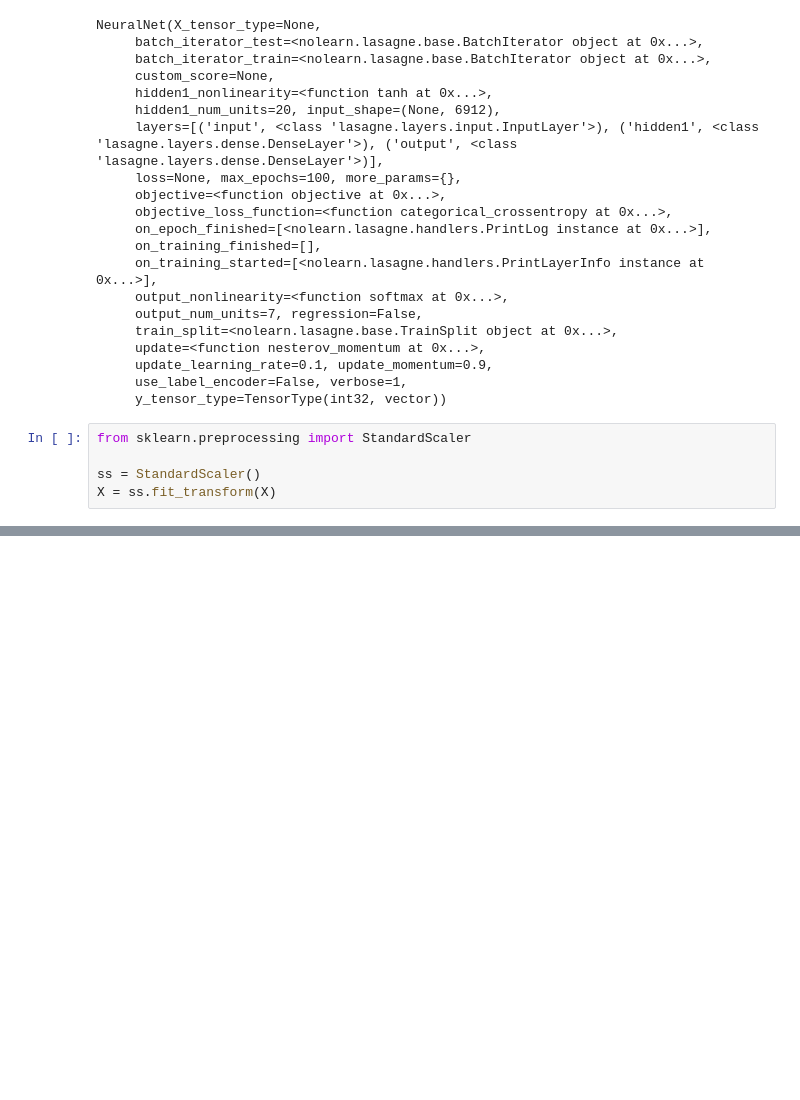
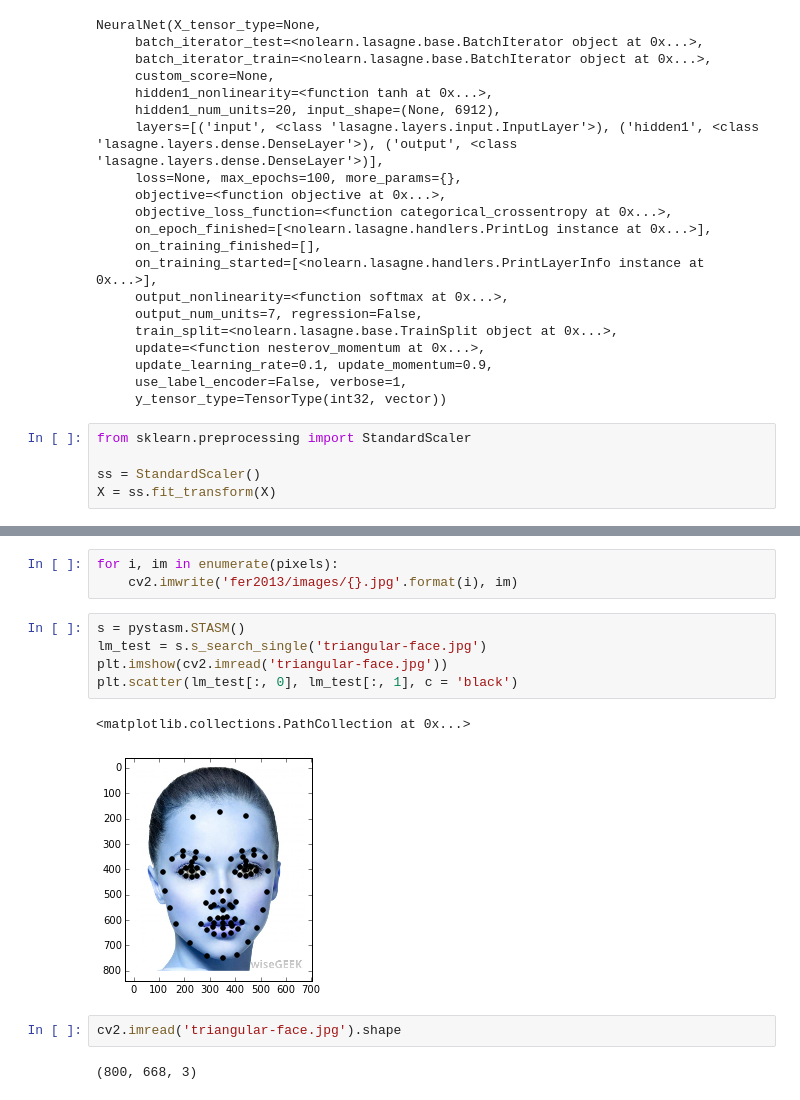
Before and after one commit to ananya77041/exprecognizer, a Jupyter notebook: build_recognizer.ipynb, the cells around one changed output, grey strips where cells are left out. Saved outputs shown, nothing was run; the diff lists cells and outputs as text; blank space fills up the shorter version.

```diff
--- a/build_recognizer.ipynb
+++ b/build_recognizer.ipynb
@@ -126,0 +134,15 @@ ImportError: dlopen(/Users/amishra/anaconda/lib/python2.7/site-packages/stasm/_s
+# %%
+for i, im in enumerate(pixels):
+    cv2.imwrite('fer2013/images/{}.jpg'.format(i), im)
+# %%
+s = pystasm.STASM()
+lm_test = s.s_search_single('triangular-face.jpg')
+plt.imshow(cv2.imread('triangular-face.jpg'))
+plt.scatter(lm_test[:, 0], lm_test[:, 1], c = 'black')
+# %% [output]
+<matplotlib.collections.PathCollection at 0x...>
+[figure, added]
+# %%
+cv2.imread('triangular-face.jpg').shape
+# %% [output]
+(800, 668, 3)
```
Also changed, not shown: parts of 9 cells of this notebook, 1 other file.
